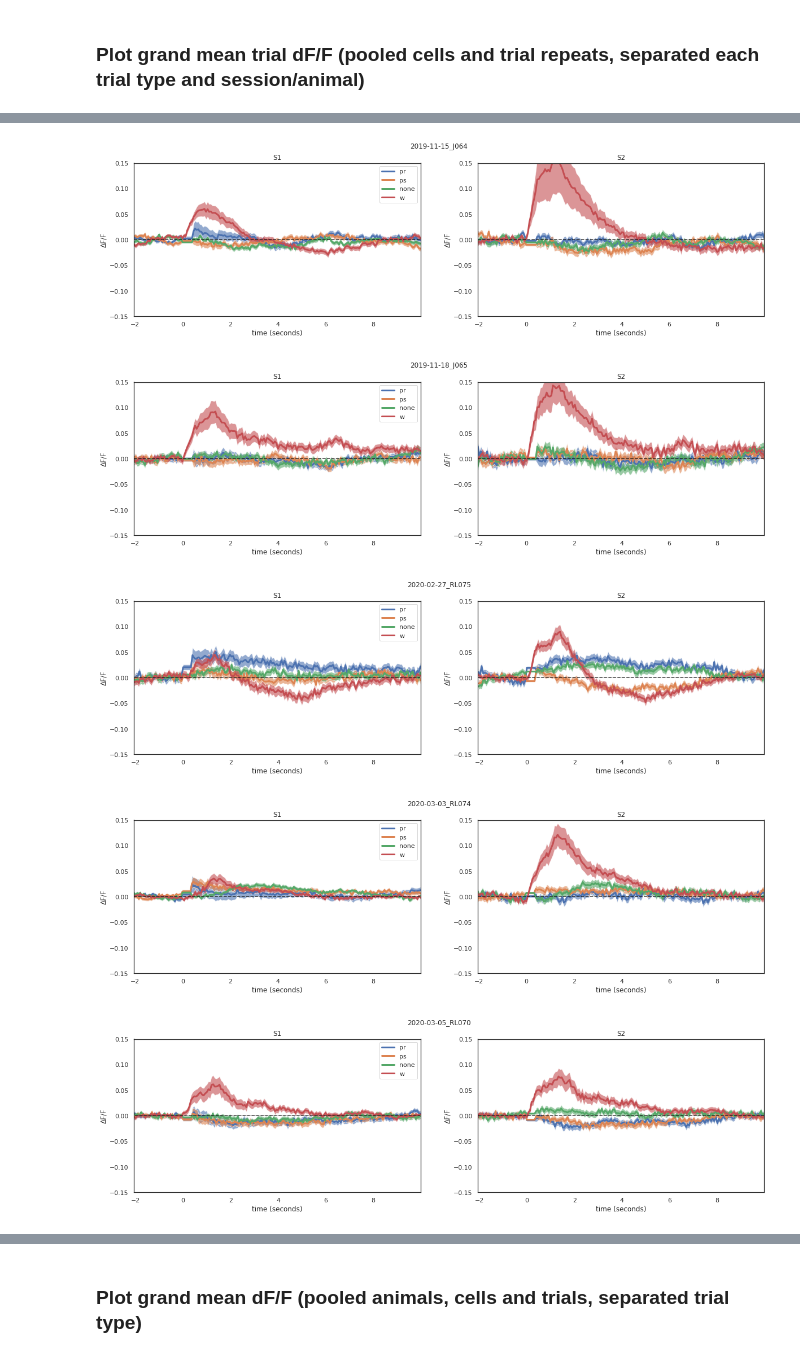
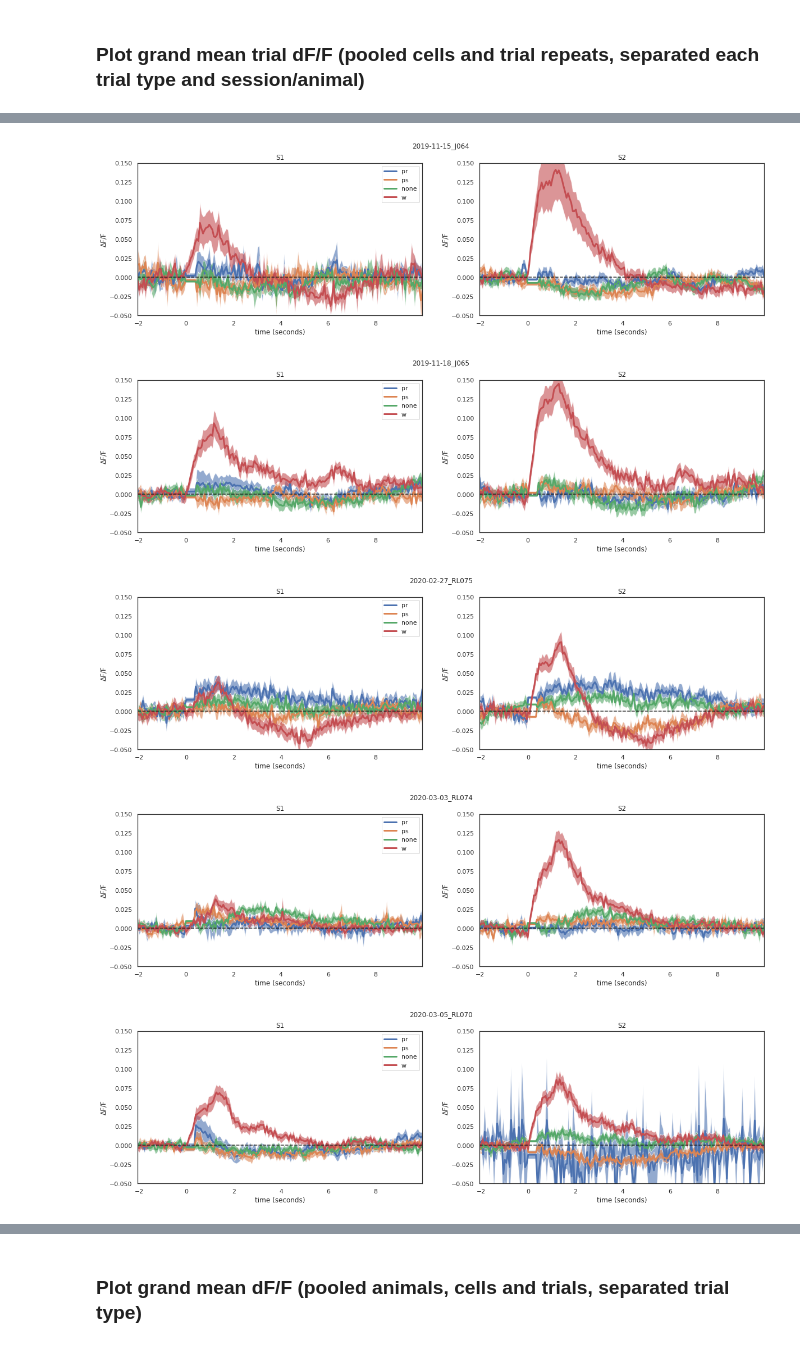
Before and after one commit to Packer-Lab/Vape, a Jupyter notebook: jupyter/rob/playground.ipynb, the cells around one changed output, grey strips where cells are left out. Drawn from its saved outputs; the diff is of its cells as text; code cells hidden in the pictures.

```diff
--- a/jupyter/rob/playground.ipynb
+++ b/jupyter/rob/playground.ipynb
@@ -68,13 +86,13 @@ for i,pkl in enumerate(pkl_files):
 # '2020-03-19_RL075',
 # '2020-03-20_RL080'
 
-pkl_path = os.path.join(pkl_folder, '2019-11-14_J061.pkl')
+pkl_path = os.path.join(pkl_folder, '2019-11-14_J063.pkl')
 
 with open(pkl_path, 'rb') as f:
-    exp_obj = pickle.load(f)
+    ses_obj = pickle.load(f)
 
 print('Loaded pickled object.')
 
-sub_obj = exp_obj.photostim_s
+exp_obj = ses_obj.spont
 # %% [output]
 Loaded pickled object.
@@ -187,10 +229,10 @@ def maskTrials(sub_obj, filt='pos'):
 # %% [markdown]
 ### Grand mean trial dF/F function
 # %%
-def plotExpAvgDff(sub_obj, threshold, cell_ids):
+def plotExpAvgDff(exp_obj, threshold, cell_ids):
 
     # all trials for all cells of interest
-    cell_trials = np.array(sub_obj.all_trials[0][cell_ids][:][:])
+    cell_trials = np.array(exp_obj.all_trials[0][cell_ids][:][:])
 
     # mean across all trials for each cell
     cell_trial_means = np.nanmean(cell_trials, axis=2)
@@ -211,13 +253,13 @@ def plotExpAvgDff(sub_obj, threshold, cell_ids):
     grand_trial_sem = grand_trial_std/np.sqrt(len(cell_ids))
 
     # construct patch to cover stim artifact period
-#     stim_patch = patches.Rectangle((0,-100), sub_obj.duration_frames/fps, 999, zorder=3, color='lightgrey', lw=3, ec='white')
+#     stim_patch = patches.Rectangle((0,-100), exp_obj.duration_frames/fps, 999, zorder=3, color='lightgrey', lw=3, ec='white')
 #     ax = plt.gca()
 #     ax.add_patch(stim_patch)
 
     # make x axis in continous time units instead of frames
-    fps = sub_obj.fps
-    x = np.array(range( -sub_obj.pre_frames, sub_obj.post_frames ))/fps
+    fps = exp_obj.fps
+    x = np.array(range( -exp_obj.pre_frames, exp_obj.post_frames ))/fps
 
     # find minimum and maximum x values (for plotting)
     x_max = np.max(x)
@@ -227,7 +269,7 @@ def plotExpAvgDff(sub_obj, threshold, cell_ids):
     plt.plot(x, grand_trial_mean, lw=3, zorder=2);
     plt.fill_between(x, grand_trial_mean + grand_trial_ci, grand_trial_mean - grand_trial_ci, alpha=0.6, zorder=1);
     plt.hlines(0, x_min, x_max, linestyles='dashed', zorder=4, alpha=0.3);
-    plt.ylim([-0.15, 0.15]);
+    plt.ylim([-0.05, 0.15]);
     plt.autoscale(enable=True, axis='x', tight=True)
     plt.xlabel('time (seconds)');
     plt.ylabel('ΔF/F');
@@ -283,9 +325,11 @@ def plotExpAvgDffMasked(sub_obj, threshold, cell_ids, masked_trials):
 # %% [markdown]
 ### Plot grand mean trial dF/F (pooled cells and trial repeats, separated each trial type and session/animal)
 # %%
+%matplotlib inline
+
 pkl_files = os.listdir(pkl_folder)
 
-threshold = 10
+threshold = 3
 
 grand_average = []
 
@@ -296,48 +340,48 @@ for i,pkl in enumerate(pkl_files):
         print(pkl_path)
 
         with open(pkl_path, 'rb') as f:
-            exp_obj = pickle.load(f)
+            ses_obj = pickle.load(f)
 
-        pkl_list = [exp_obj.photostim_r, exp_obj.photostim_s]
+        exp_list = [ses_obj.photostim_r, ses_obj.photostim_s]
 
-        if exp_obj.spont.n_frames > 0:
-            pkl_list.append(exp_obj.spont)
+        if ses_obj.spont.n_frames > 0:
+            exp_list.append(ses_obj.spont)
 
-        if exp_obj.whisker_stim.n_frames > 0:
-            pkl_list.append(exp_obj.whisker_stim)
+        if ses_obj.whisker_stim.n_frames > 0:
+            exp_list.append(ses_obj.whisker_stim)
 
         fig, ax = plt.subplots(nrows=1, ncols=2, figsize=(20,5))
         labels = []
 
         for i, ax_id in enumerate([1,0]):
 
-            in_s1 = np.array(exp_obj.photostim_r.cell_s1[0])
+            in_s1 = np.array(ses_obj.photostim_r.cell_s1[0])
             cell_ids = np.where(in_s1 == i)[0]
 
             plt.sca(ax[ax_id])
             plt.title('S' + str(ax_id+1))
 
-            for sub_obj in pkl_list:
+            for exp_obj in exp_list:
 
                 # for filtering sta significant cells with pos/neg amps
 #                 cell_loc = np.where(in_s1 == i)
-#                 sig_cells = np.where(sub_obj.sta_sig[0])
-#                 amps = np.where(sub_obj.sta_amplitudes[0] < 0)
+#                 sig_cells = np.where(exp_obj.sta_sig[0])
+#                 amps = np.where(exp_obj.sta_amplitudes[0] < 0)
 #                 cell_ids = np.intersect1d(cell_loc[0], sig_cells)
 #                 cell_ids = np.intersect1d(cell_ids, amps)
 
                 if cell_ids.shape[0] > 0:
-#                     masked_trials = maskTrials(sub_obj, filt='pos')
-#                     cell_trials = plotExpAvgDffMasked(sub_obj, threshold, cell_ids, masked_trials)
+#                     masked_trials = maskTrials(exp_obj, filt='pos')
+#                     cell_trials = plotExpAvgDffMasked(exp_obj, threshold, cell_ids, masked_trials)
 
-                    labels.append(sub_obj.stim_type)
-                    cell_trials = plotExpAvgDff(sub_obj, threshold, cell_ids)
+                    labels.append(exp_obj.stim_type)
+                    cell_trials = plotExpAvgDff(exp_obj, threshold, cell_ids)
                     grand_average.append(cell_trials)
 
-        fig.suptitle(sub_obj.sheet_name)
-        plt.legend(labels[:len(pkl_list)], loc='upper right')
-#         plt.savefig(os.path.join(fig_save_path, 'trial_avg_dff_traces_detrended', exp_obj.sheet_name + '_grand_trial_avg_s1s2_detrend.png'))
-#         plt.savefig(os.path.join(fig_save_path, 'trial_avg_dff_traces_detrended', exp_obj.sheet_name + '_grand_trial_avg_s1s2_detrend.svg'))
+        fig.suptitle(exp_obj.sheet_name)
+        plt.legend(labels[:len(exp_list)], loc='upper right')
+#         plt.savefig(os.path.join(fig_save_path, 'trial_avg_dff_traces_detrended', ses_obj.sheet_name + '_grand_trial_avg_s1s2_detrend.png'))
+#         plt.savefig(os.path.join(fig_save_path, 'trial_avg_dff_traces_detrended', ses_obj.sheet_name + '_grand_trial_avg_s1s2_detrend.svg'))
 # %% [output]
 /home/rlees/mnt/qnap/pkl_files/2019-11-14_J061.pkl
 /home/rlees/mnt/qnap/pkl_files/2019-11-14_J063.pkl
@@ -352,5 +399,5 @@ for i,pkl in enumerate(pkl_files):
-[figure, old version]
+[figure, new version]
-[figure, old version]
+[figure, new version]
-[figure, old version]
+[figure, new version]
-[figure, old version]
+[figure, new version]
-[figure, old version]
+[figure, new version]
```
Also changed, not shown: parts of 18 cells of this notebook, 7 other files.
